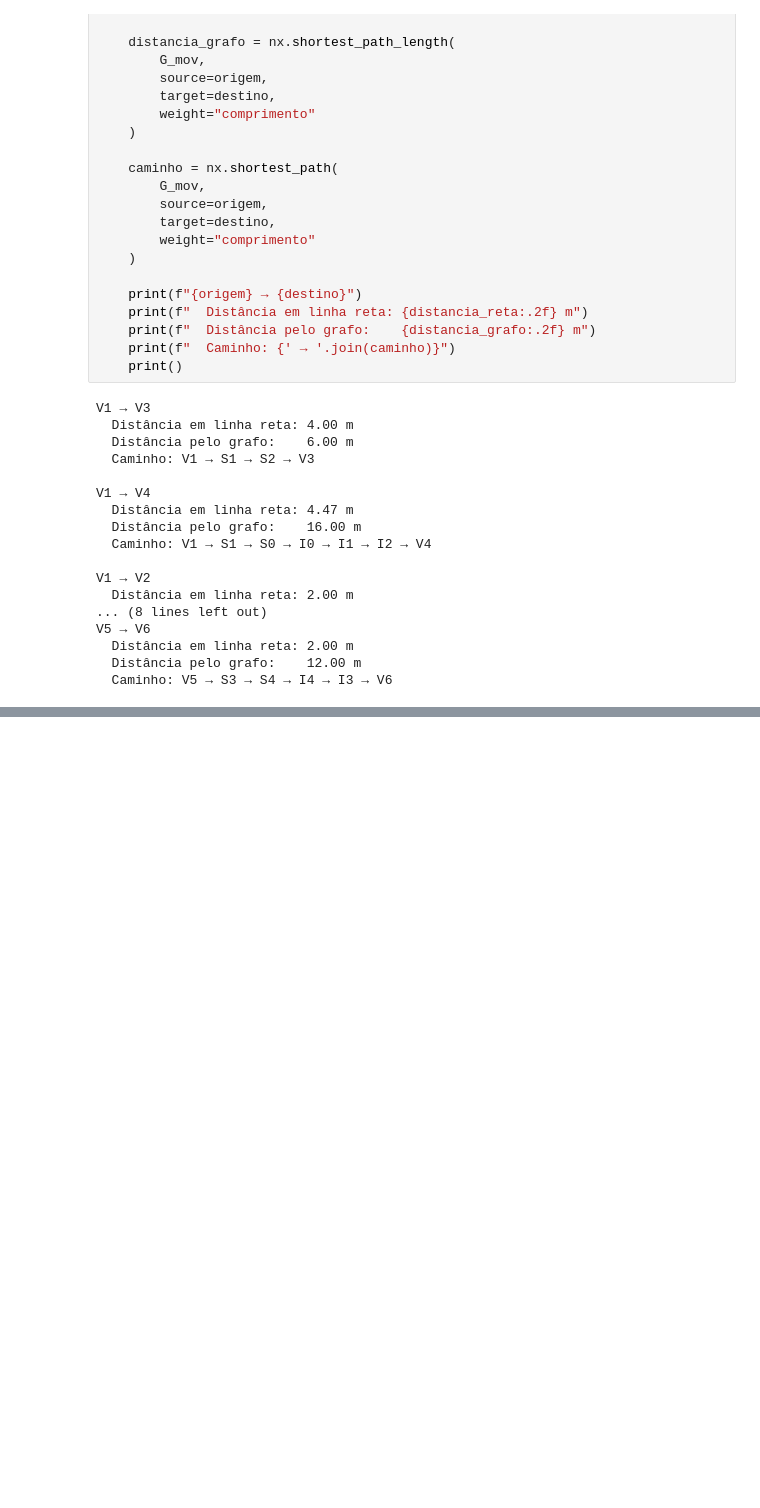
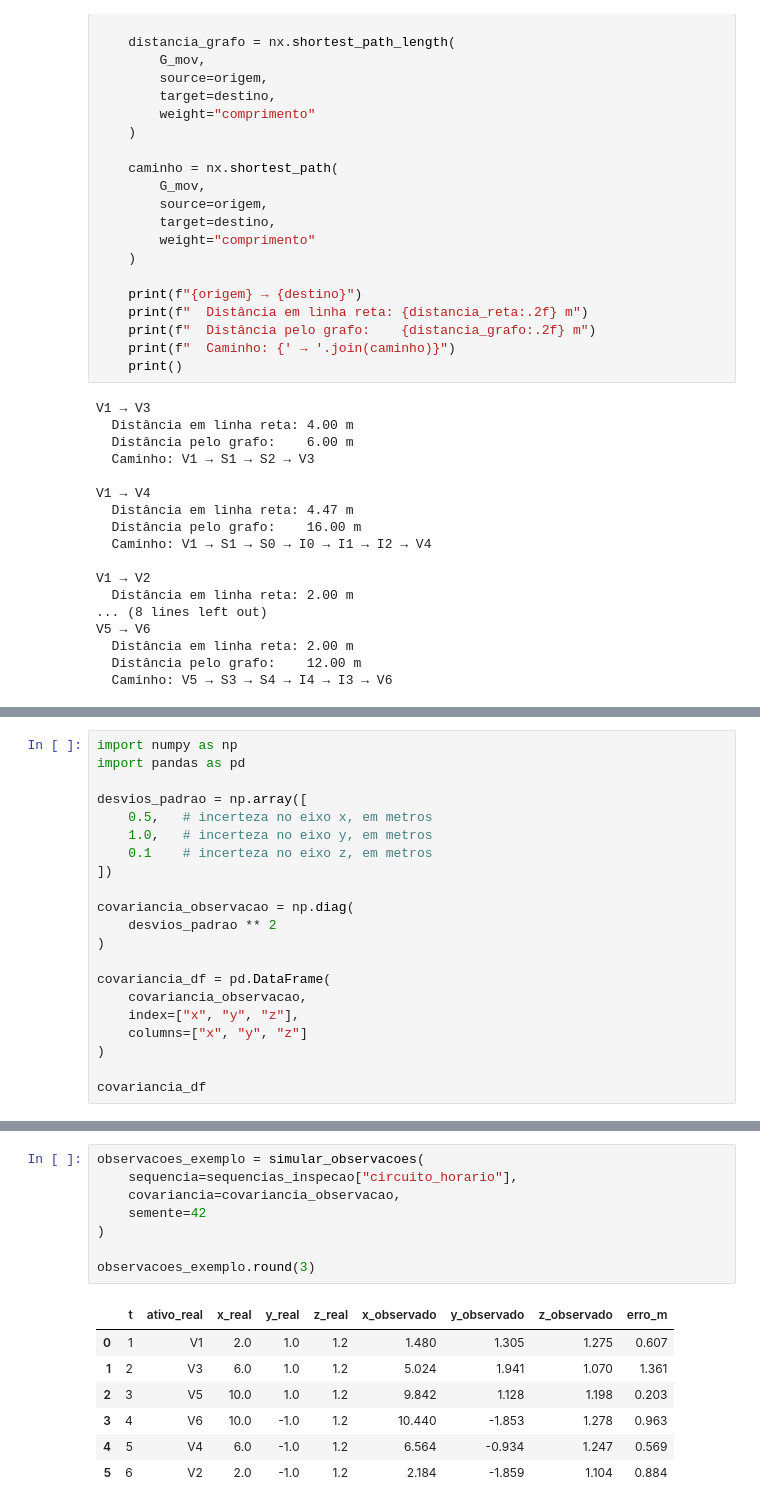
Before and after one commit to gabrieldutraschwaab/asset-disambiguation-hmm, a Jupyter notebook: notebooks/01_cenario_sintetico.ipynb, the cells around one changed output, grey strips where cells are left out. Saved outputs shown, nothing was run; the diff lists cells and outputs as text; blank space fills up the shorter version.

```diff
--- a/notebooks/01_cenario_sintetico.ipynb
+++ b/notebooks/01_cenario_sintetico.ipynb
@@ -417,0 +490,21 @@ V5 → V6
+# %%
+import numpy as np
+import pandas as pd
+
+desvios_padrao = np.array([
+    0.5,   # incerteza no eixo x, em metros
+    1.0,   # incerteza no eixo y, em metros
+    0.1    # incerteza no eixo z, em metros
+])
+
+covariancia_observacao = np.diag(
+    desvios_padrao ** 2
+)
+
+covariancia_df = pd.DataFrame(
+    covariancia_observacao,
+    index=["x", "y", "z"],
+    columns=["x", "y", "z"]
+)
+
+covariancia_df
@@ -417,0 +557,16 @@ V5 → V6
+# %%
+observacoes_exemplo = simular_observacoes(
+    sequencia=sequencias_inspecao["circuito_horario"],
+    covariancia=covariancia_observacao,
+    semente=42
+)
+
+observacoes_exemplo.round(3)
+# %% [output]
+|  | t | ativo_real | x_real | y_real | z_real | x_observado | y_observado | z_observado | erro_m |
+| 0 | 1 | V1 | 2.0 | 1.0 | 1.2 | 1.480 | 1.305 | 1.275 | 0.607 |
+| 1 | 2 | V3 | 6.0 | 1.0 | 1.2 | 5.024 | 1.941 | 1.070 | 1.361 |
+| 2 | 3 | V5 | 10.0 | 1.0 | 1.2 | 9.842 | 1.128 | 1.198 | 0.203 |
+| 3 | 4 | V6 | 10.0 | -1.0 | 1.2 | 10.440 | -1.853 | 1.278 | 0.963 |
+| 4 | 5 | V4 | 6.0 | -1.0 | 1.2 | 6.564 | -0.934 | 1.247 | 0.569 |
+| 5 | 6 | V2 | 2.0 | -1.0 | 1.2 | 2.184 | -1.859 | 1.104 | 0.884 |
```
Also changed, not shown: parts of 22 cells of this notebook.
